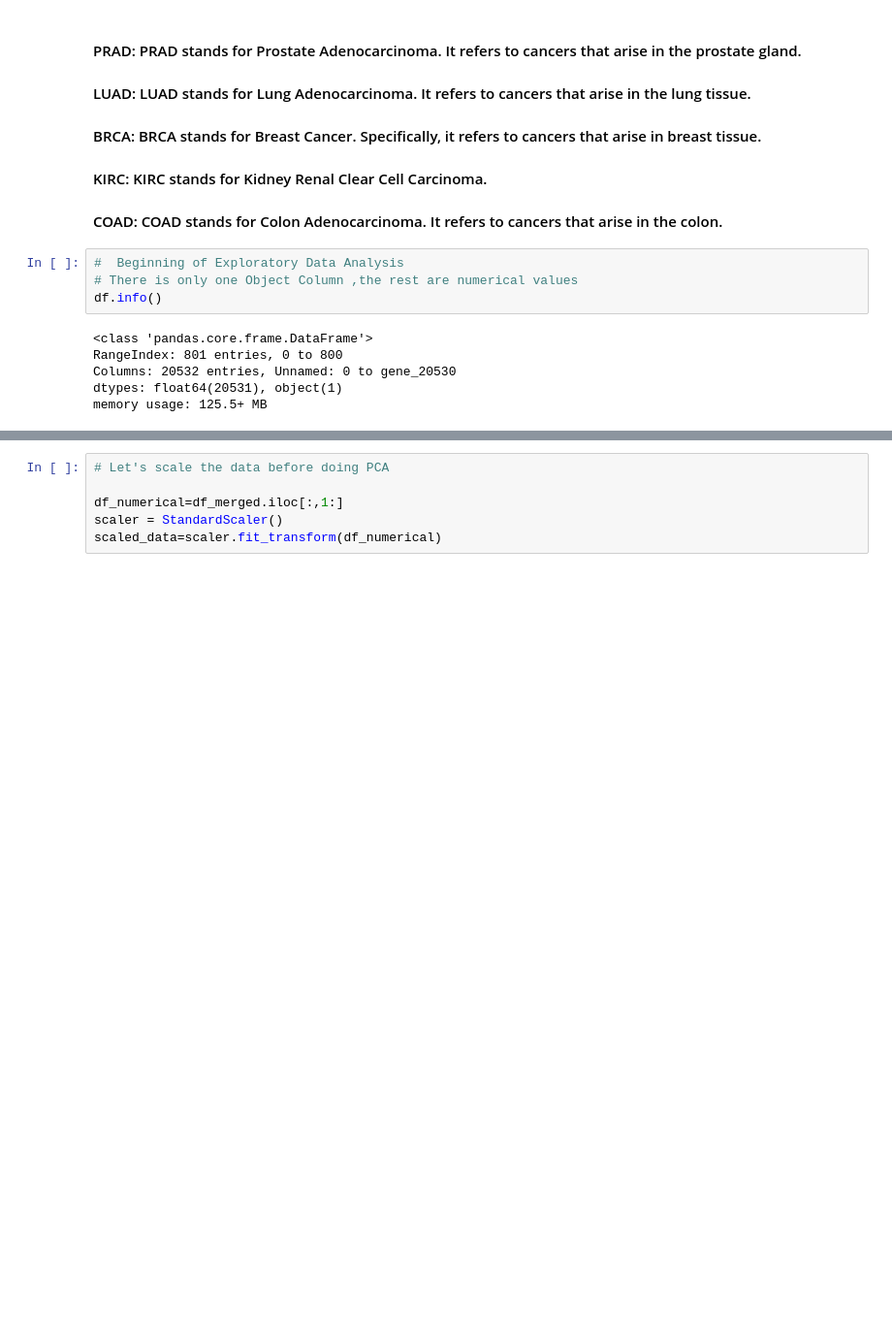
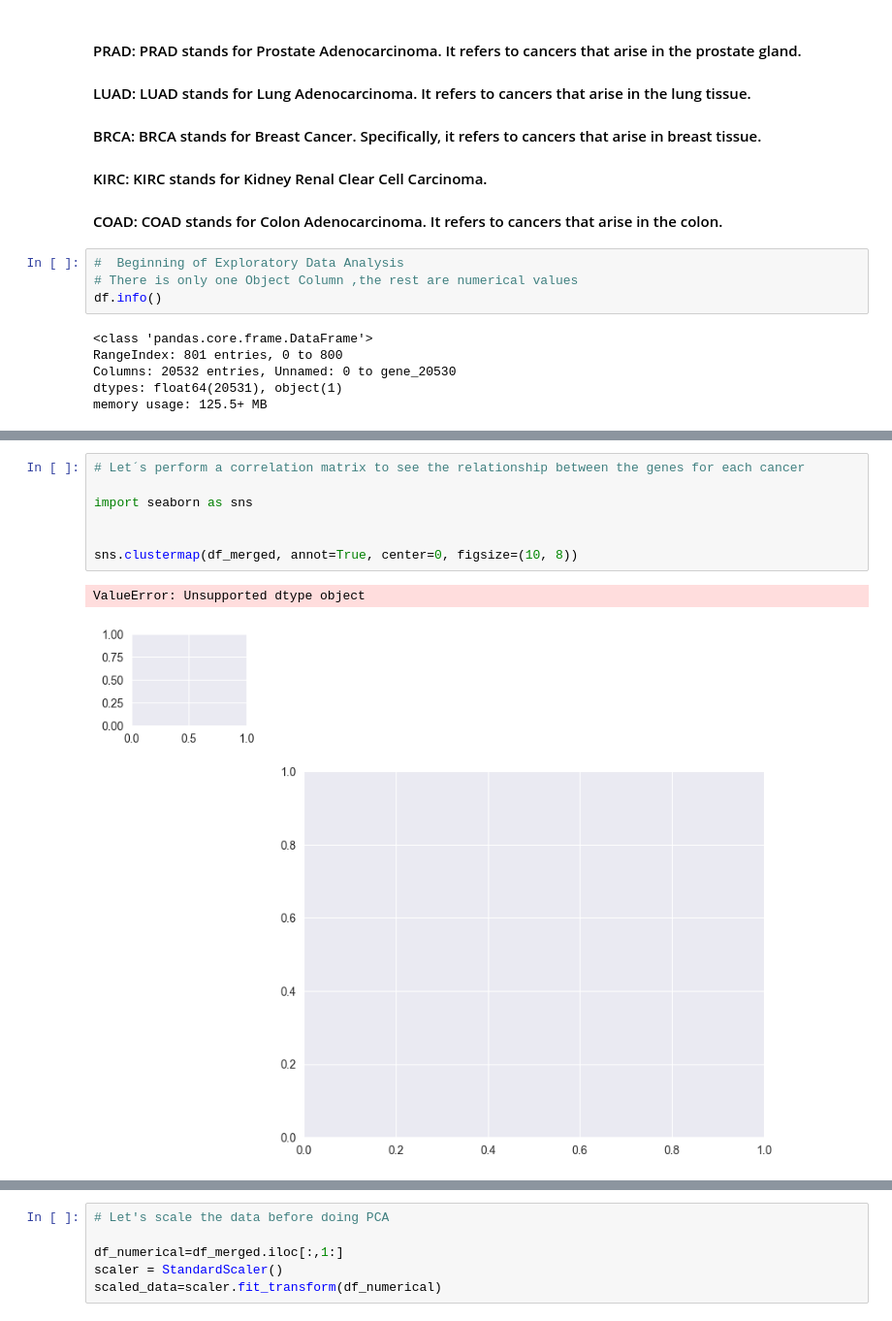
Before and after one commit to EdwinR01/DANA_4840, a Jupyter notebook: Edwin_DANA4840.ipynb, the cells around one changed output, grey strips where cells are left out. Shown at 97% size. Drawn from its saved outputs; the diff is of its cells as text; blank space fills up the shorter version.

```diff
--- a/Edwin_DANA4840.ipynb
+++ b/Edwin_DANA4840.ipynb
@@ -154,0 +483,10 @@ plt.show()
+# %%
+# Let´s perform a correlation matrix to see the relationship between the genes for each cancer
+
+import seaborn as sns
+
+
+sns.clustermap(df_merged, annot=True, center=0, figsize=(10, 8))
+# %% [output]
+ValueError: Unsupported dtype object
+[figure, added]
```
Also changed, not shown: parts of 34 cells of this notebook.
